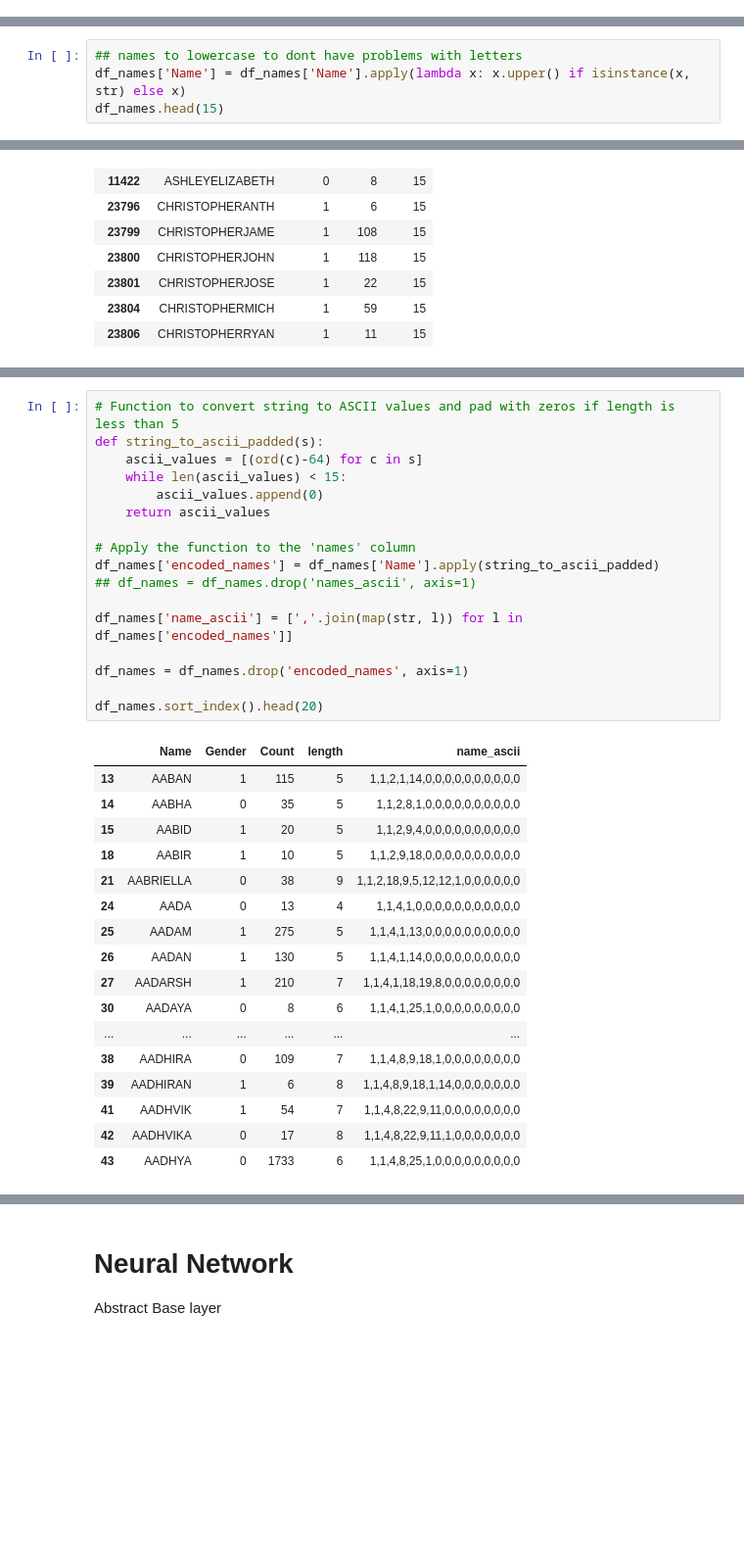
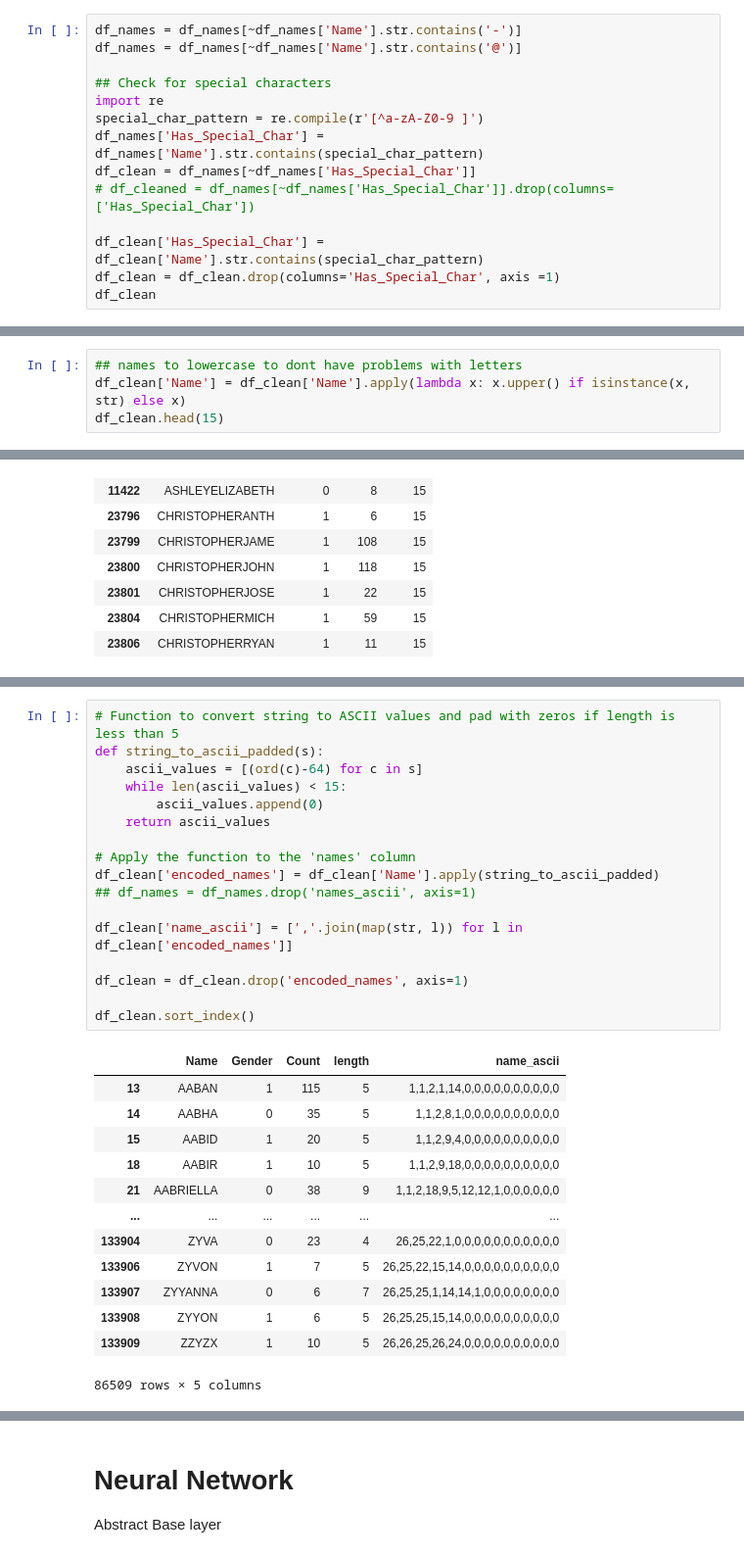
Before and after one commit to coldstrel/ML_project, a Jupyter notebook: ML_Project.ipynb, the cells around one changed output, grey strips where cells are left out. Shown at 98% size. Cells and saved outputs as stored; diff of their text form; blank space fills up the shorter version.

```diff
--- a/ML_Project.ipynb
+++ b/ML_Project.ipynb
@@ -187,0 +172,14 @@ df_names
+# %%
+df_names = df_names[~df_names['Name'].str.contains('-')]
+df_names = df_names[~df_names['Name'].str.contains('@')]
+
+## Check for special characters
+import re
+special_char_pattern = re.compile(r'[^a-zA-Z0-9 ]')
+df_names['Has_Special_Char'] = df_names['Name'].str.contains(special_char_pattern)
+df_clean = df_names[~df_names['Has_Special_Char']]
+# df_cleaned = df_names[~df_names['Has_Special_Char']].drop(columns=['Has_Special_Char'])
+
+df_clean['Has_Special_Char'] = df_clean['Name'].str.contains(special_char_pattern)
+df_clean = df_clean.drop(columns='Has_Special_Char', axis =1)
+df_clean
@@ -216,8 +233,8 @@ print(df)
 4    Emily                ily
 # %%
 ## names to lowercase to dont have problems with letters
-df_names['Name'] = df_names['Name'].apply(lambda x: x.upper() if isinstance(x, str) else x)
-df_names.head(15)
+df_clean['Name'] = df_clean['Name'].apply(lambda x: x.upper() if isinstance(x, str) else x)
+df_clean.head(15)
 # %% [output]
 |  | Name | Gender | Count | length |
 | 106986 | SEANCHRISTOPHER | 1 | 10 | 15 |
@@ -263,37 +280,33 @@ df_names.sort_values(by="length", ascending=False).head(20)
 # %%
 # Function to convert string to ASCII values and pad with zeros if length is less than 5
 def string_to_ascii_padded(s):
     ascii_values = [(ord(c)-64) for c in s]
     while len(ascii_values) < 15:
         ascii_values.append(0)
     return ascii_values
 
 # Apply the function to the 'names' column
-df_names['encoded_names'] = df_names['Name'].apply(string_to_ascii_padded)
+df_clean['encoded_names'] = df_clean['Name'].apply(string_to_ascii_padded)
 ## df_names = df_names.drop('names_ascii', axis=1)
 
-df_names['name_ascii'] = [','.join(map(str, l)) for l in df_names['encoded_names']]
+df_clean['name_ascii'] = [','.join(map(str, l)) for l in df_clean['encoded_names']]
 
-df_names = df_names.drop('encoded_names', axis=1)
+df_clean = df_clean.drop('encoded_names', axis=1)
 
-df_names.sort_index().head(20)
+df_clean.sort_index()
 # %% [output]
 |  | Name | Gender | Count | length | name_ascii |
 | 13 | AABAN | 1 | 115 | 5 | 1,1,2,1,14,0,0,0,0,0,0,0,0,0,0 |
 | 14 | AABHA | 0 | 35 | 5 | 1,1,2,8,1,0,0,0,0,0,0,0,0,0,0 |
 | 15 | AABID | 1 | 20 | 5 | 1,1,2,9,4,0,0,0,0,0,0,0,0,0,0 |
 | 18 | AABIR | 1 | 10 | 5 | 1,1,2,9,18,0,0,0,0,0,0,0,0,0,0 |
 | 21 | AABRIELLA | 0 | 38 | 9 | 1,1,2,18,9,5,12,12,1,0,0,0,0,0,0 |
-| 24 | AADA | 0 | 13 | 4 | 1,1,4,1,0,0,0,0,0,0,0,0,0,0,0 |
-| 25 | AADAM | 1 | 275 | 5 | 1,1,4,1,13,0,0,0,0,0,0,0,0,0,0 |
-| 26 | AADAN | 1 | 130 | 5 | 1,1,4,1,14,0,0,0,0,0,0,0,0,0,0 |
-| 27 | AADARSH | 1 | 210 | 7 | 1,1,4,1,18,19,8,0,0,0,0,0,0,0,0 |
-| 30 | AADAYA | 0 | 8 | 6 | 1,1,4,1,25,1,0,0,0,0,0,0,0,0,0 |
 | ... | ... | ... | ... | ... | ... |
-| 38 | AADHIRA | 0 | 109 | 7 | 1,1,4,8,9,18,1,0,0,0,0,0,0,0,0 |
-| 39 | AADHIRAN | 1 | 6 | 8 | 1,1,4,8,9,18,1,14,0,0,0,0,0,0,0 |
-| 41 | AADHVIK | 1 | 54 | 7 | 1,1,4,8,22,9,11,0,0,0,0,0,0,0,0 |
-| 42 | AADHVIKA | 0 | 17 | 8 | 1,1,4,8,22,9,11,1,0,0,0,0,0,0,0 |
-| 43 | AADHYA | 0 | 1733 | 6 | 1,1,4,8,25,1,0,0,0,0,0,0,0,0,0 |
+| 133904 | ZYVA | 0 | 23 | 4 | 26,25,22,1,0,0,0,0,0,0,0,0,0,0,0 |
+| 133906 | ZYVON | 1 | 7 | 5 | 26,25,22,15,14,0,0,0,0,0,0,0,0,0,0 |
+| 133907 | ZYYANNA | 0 | 6 | 7 | 26,25,25,1,14,14,1,0,0,0,0,0,0,0,0 |
+| 133908 | ZYYON | 1 | 6 | 5 | 26,25,25,15,14,0,0,0,0,0,0,0,0,0,0 |
+| 133909 | ZZYZX | 1 | 10 | 5 | 26,26,25,26,24,0,0,0,0,0,0,0,0,0,0 |
+86509 rows × 5 columns
 # %%
 # Split the 'encoded_names' column into separate columns
```
Also changed, not shown: parts of 12 cells of this notebook.
